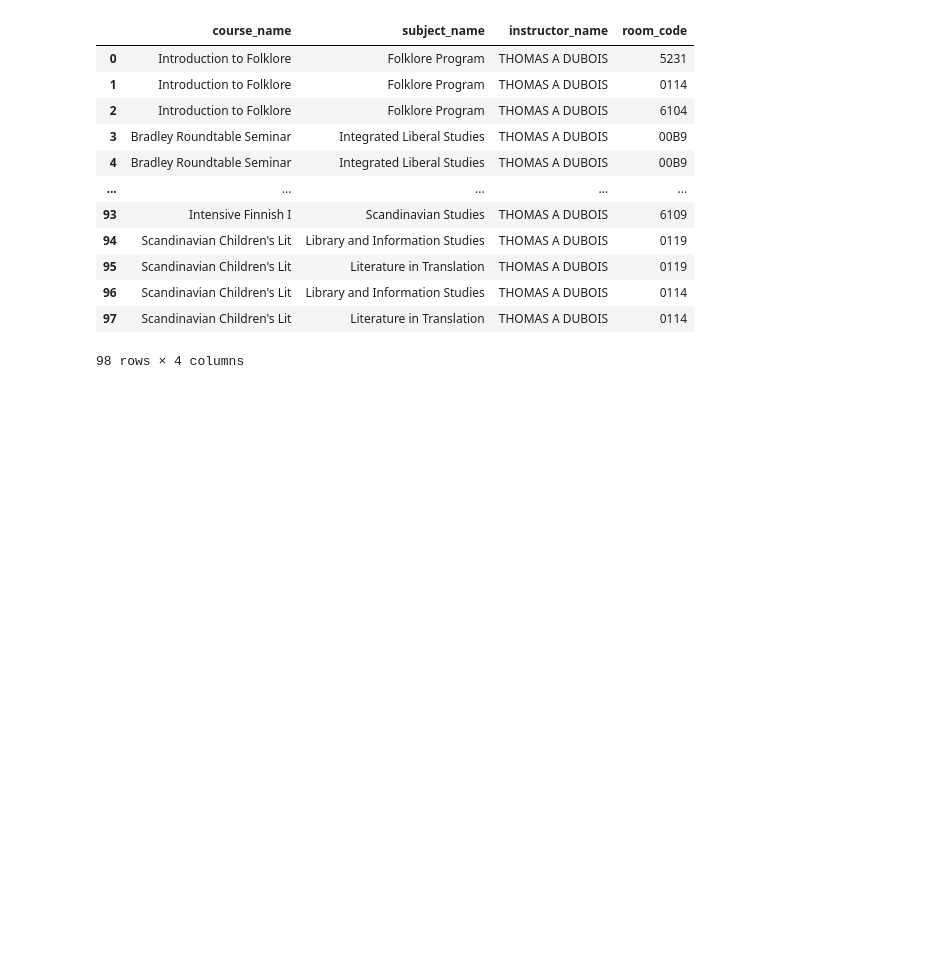
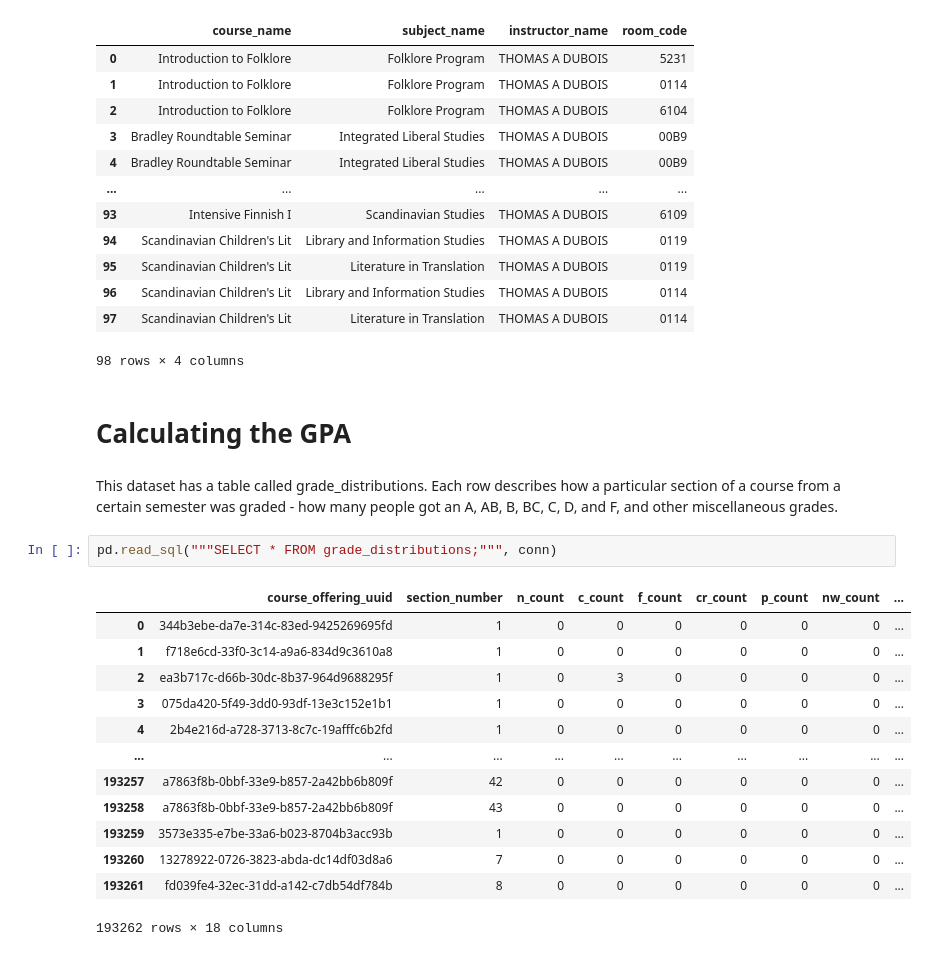
Before and after one commit to crypticrk/UW-Madsion-Dataset-Analysis, a Jupyter notebook: UW Madison Dataset Analyis.ipynb, the cells around one changed output. Cells and saved outputs as stored; diff of their text form; blank space fills up the shorter version.

```diff
--- a/UW Madison Dataset Analyis.ipynb
+++ b/UW Madison Dataset Analyis.ipynb
@@ -623,3 +623,23 @@ pd.read_sql("""SELECT (course_name), subject_name, instructor_name, room_code
 | 96 | Scandinavian Children's Lit | Library and Information Studies | THOMAS A DUBOIS | 0114 |
 | 97 | Scandinavian Children's Lit | Literature in Translation | THOMAS A DUBOIS | 0114 |
 98 rows × 4 columns
+# %% [markdown]
+# Calculating the GPA
+# %% [markdown]
+This dataset has a table called grade_distributions. Each row describes how a particular section of a course from a certain semester was graded - how many people got an A, AB, B, BC, C, D, and F, and other miscellaneous grades.
+# %%
+pd.read_sql("""SELECT * FROM grade_distributions;""", conn)
+# %% [output]
+|  | course_offering_uuid | section_number | n_count | c_count | f_count | cr_count | p_count | nw_count | ... |
+| 0 | 344b3ebe-da7e-314c-83ed-9425269695fd | 1 | 0 | 0 | 0 | 0 | 0 | 0 | ... |
+| 1 | f718e6cd-33f0-3c14-a9a6-834d9c3610a8 | 1 | 0 | 0 | 0 | 0 | 0 | 0 | ... |
+| 2 | ea3b717c-d66b-30dc-8b37-964d9688295f | 1 | 0 | 3 | 0 | 0 | 0 | 0 | ... |
+| 3 | 075da420-5f49-3dd0-93df-13e3c152e1b1 | 1 | 0 | 0 | 0 | 0 | 0 | 0 | ... |
+| 4 | 2b4e216d-a728-3713-8c7c-19afffc6b2fd | 1 | 0 | 0 | 0 | 0 | 0 | 0 | ... |
+| ... | ... | ... | ... | ... | ... | ... | ... | ... | ... |
+| 193257 | a7863f8b-0bbf-33e9-b857-2a42bb6b809f | 42 | 0 | 0 | 0 | 0 | 0 | 0 | ... |
+| 193258 | a7863f8b-0bbf-33e9-b857-2a42bb6b809f | 43 | 0 | 0 | 0 | 0 | 0 | 0 | ... |
+| 193259 | 3573e335-e7be-33a6-b023-8704b3acc93b | 1 | 0 | 0 | 0 | 0 | 0 | 0 | ... |
+| 193260 | 13278922-0726-3823-abda-dc14df03d8a6 | 7 | 0 | 0 | 0 | 0 | 0 | 0 | ... |
+| 193261 | fd039fe4-32ec-31dd-a142-c7db54df784b | 8 | 0 | 0 | 0 | 0 | 0 | 0 | ... |
+193262 rows × 18 columns
```
Also changed, not shown: parts of 3 cells of this notebook.
